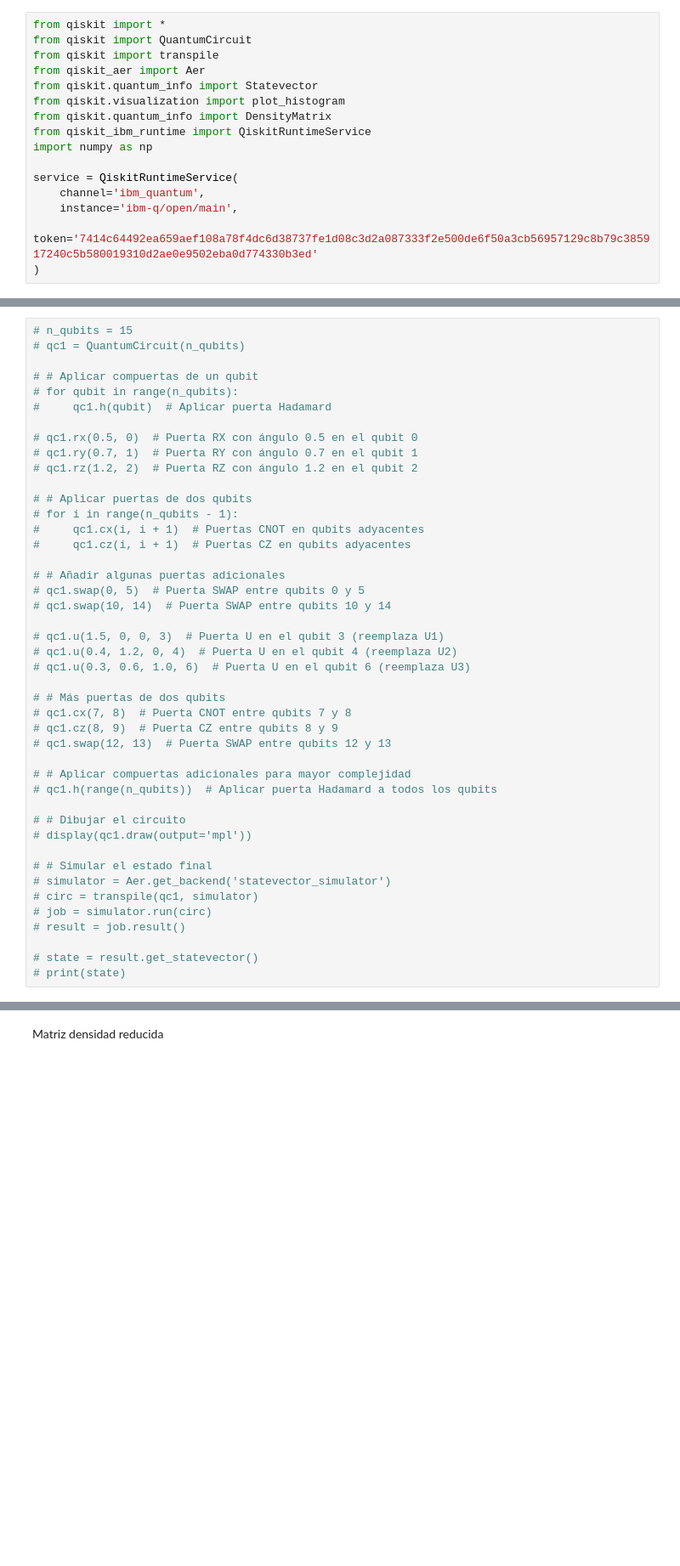
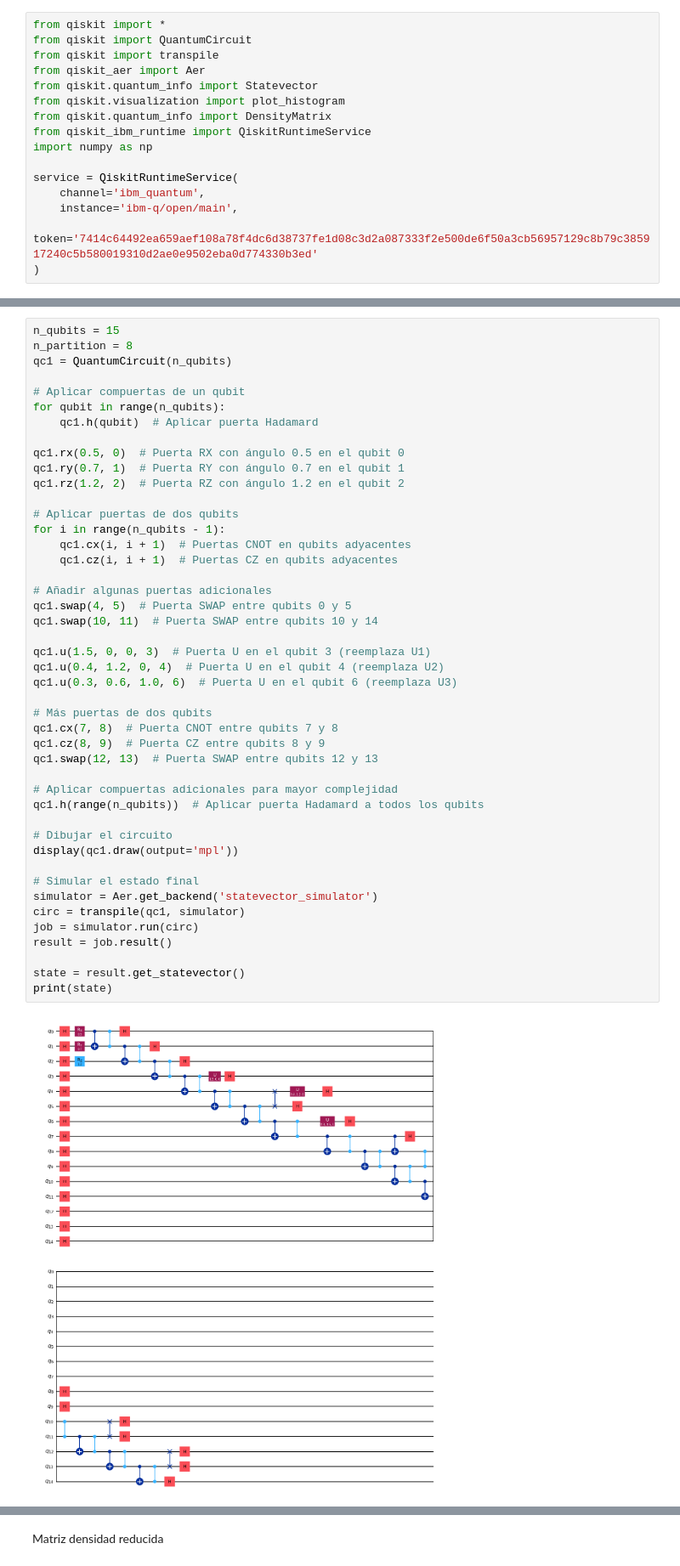
Before and after one commit to PiPevafo/Minimal-cut-in-a-Quantum-Circuit, a Jupyter notebook: measure_entropy.ipynb, the cells around one changed output, grey strips where cells are left out. Shown: that part at 85% size. Saved outputs shown, nothing was run; the diff lists cells and outputs as text; blank space fills up the shorter version.

```diff
--- a/measure_entropy.ipynb
+++ b/measure_entropy.ipynb
@@ -47,44 +50,47 @@ state = result.get_statevector()
 # %%
-# n_qubits = 15
-# qc1 = QuantumCircuit(n_qubits)
+n_qubits = 15
+n_partition = 8
+qc1 = QuantumCircuit(n_qubits)
 
-# # Aplicar compuertas de un qubit
-# for qubit in range(n_qubits):
-#     qc1.h(qubit)  # Aplicar puerta Hadamard
+# Aplicar compuertas de un qubit
+for qubit in range(n_qubits):
+    qc1.h(qubit)  # Aplicar puerta Hadamard
 
-# qc1.rx(0.5, 0)  # Puerta RX con ángulo 0.5 en el qubit 0
-# qc1.ry(0.7, 1)  # Puerta RY con ángulo 0.7 en el qubit 1
-# qc1.rz(1.2, 2)  # Puerta RZ con ángulo 1.2 en el qubit 2
+qc1.rx(0.5, 0)  # Puerta RX con ángulo 0.5 en el qubit 0
+qc1.ry(0.7, 1)  # Puerta RY con ángulo 0.7 en el qubit 1
+qc1.rz(1.2, 2)  # Puerta RZ con ángulo 1.2 en el qubit 2
 
-# # Aplicar puertas de dos qubits
-# for i in range(n_qubits - 1):
-#     qc1.cx(i, i + 1)  # Puertas CNOT en qubits adyacentes
-#     qc1.cz(i, i + 1)  # Puertas CZ en qubits adyacentes
+# Aplicar puertas de dos qubits
+for i in range(n_qubits - 1):
+    qc1.cx(i, i + 1)  # Puertas CNOT en qubits adyacentes
+    qc1.cz(i, i + 1)  # Puertas CZ en qubits adyacentes
 
-# # Añadir algunas puertas adicionales
-# qc1.swap(0, 5)  # Puerta SWAP entre qubits 0 y 5
-# qc1.swap(10, 14)  # Puerta SWAP entre qubits 10 y 14
+# Añadir algunas puertas adicionales
+qc1.swap(4, 5)  # Puerta SWAP entre qubits 0 y 5
+qc1.swap(10, 11)  # Puerta SWAP entre qubits 10 y 14
 
-# qc1.u(1.5, 0, 0, 3)  # Puerta U en el qubit 3 (reemplaza U1)
-# qc1.u(0.4, 1.2, 0, 4)  # Puerta U en el qubit 4 (reemplaza U2)
-# qc1.u(0.3, 0.6, 1.0, 6)  # Puerta U en el qubit 6 (reemplaza U3)
+qc1.u(1.5, 0, 0, 3)  # Puerta U en el qubit 3 (reemplaza U1)
+qc1.u(0.4, 1.2, 0, 4)  # Puerta U en el qubit 4 (reemplaza U2)
+qc1.u(0.3, 0.6, 1.0, 6)  # Puerta U en el qubit 6 (reemplaza U3)
 
-# # Más puertas de dos qubits
-# qc1.cx(7, 8)  # Puerta CNOT entre qubits 7 y 8
-# qc1.cz(8, 9)  # Puerta CZ entre qubits 8 y 9
-# qc1.swap(12, 13)  # Puerta SWAP entre qubits 12 y 13
+# Más puertas de dos qubits
+qc1.cx(7, 8)  # Puerta CNOT entre qubits 7 y 8
+qc1.cz(8, 9)  # Puerta CZ entre qubits 8 y 9
+qc1.swap(12, 13)  # Puerta SWAP entre qubits 12 y 13
 
-# # Aplicar compuertas adicionales para mayor complejidad
-# qc1.h(range(n_qubits))  # Aplicar puerta Hadamard a todos los qubits
+# Aplicar compuertas adicionales para mayor complejidad
+qc1.h(range(n_qubits))  # Aplicar puerta Hadamard a todos los qubits
 
-# # Dibujar el circuito
-# display(qc1.draw(output='mpl'))
+# Dibujar el circuito
+display(qc1.draw(output='mpl'))
 
-# # Simular el estado final
-# simulator = Aer.get_backend('statevector_simulator')
-# circ = transpile(qc1, simulator)
-# job = simulator.run(circ)
-# result = job.result()
+# Simular el estado final
+simulator = Aer.get_backend('statevector_simulator')
+circ = transpile(qc1, simulator)
+job = simulator.run(circ)
+result = job.result()
 
-# state = result.get_statevector()
-# print(state)
+state = result.get_statevector()
+print(state)
+# %% [output]
+[figure, added]
```
Also changed, not shown: parts of 8 cells of this notebook, 2 other files.
